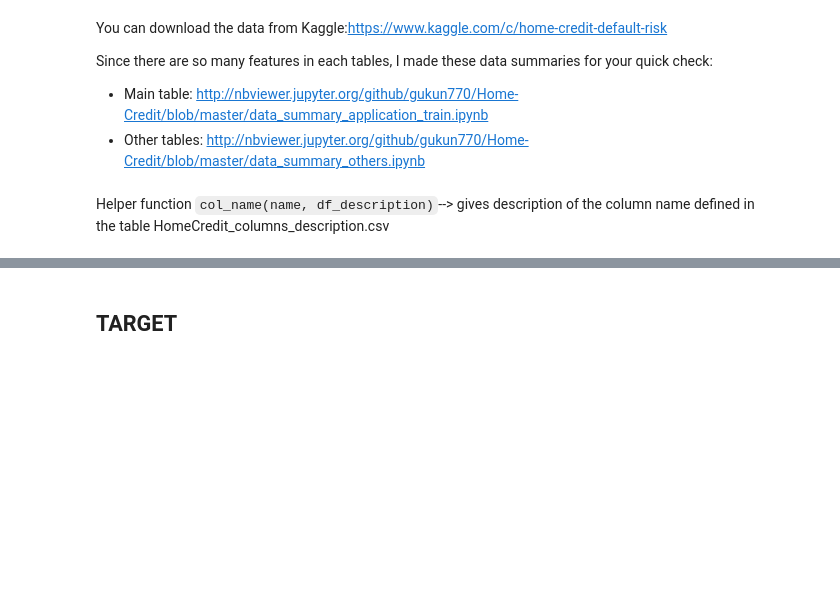
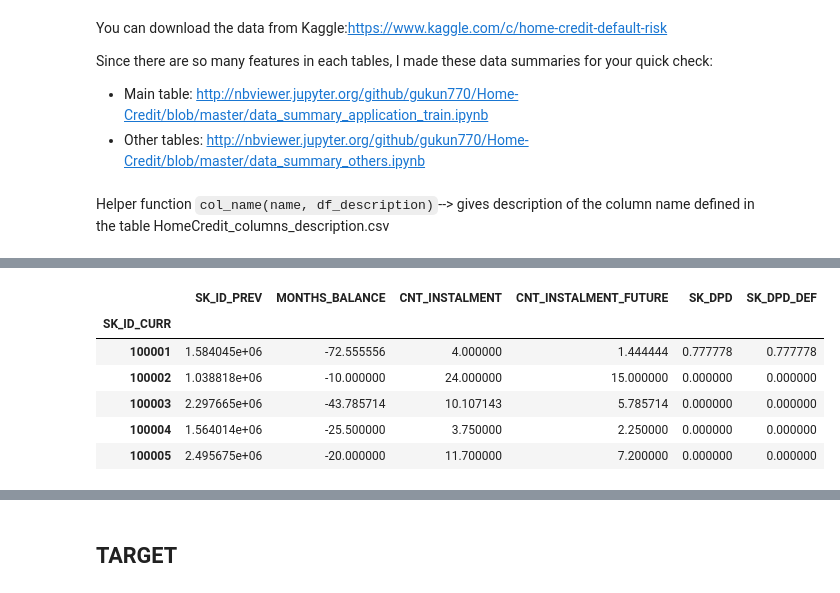
Before and after one commit to gukun770/Home-Credit, a Jupyter notebook: Home Credit Default Risk-Part 2.ipynb, the cells around one changed output, grey strips where cells are left out. Saved outputs shown, nothing was run; the diff lists cells and outputs as text; code cells hidden in the pictures; blank space fills up the shorter version.

```diff
--- a/Home Credit Default Risk-Part 2.ipynb
+++ b/Home Credit Default Risk-Part 2.ipynb
@@ -159,0 +205,10 @@ missing_application_train_data.head(20)
+# %%
+df_pos.head()
+# %% [output]
+|  | SK_ID_PREV | MONTHS_BALANCE | CNT_INSTALMENT | CNT_INSTALMENT_FUTURE | SK_DPD | SK_DPD_DEF |
+| SK_ID_CURR |  |  |  |  |  |  |
+| 100001 | 1.584045e+06 | -72.555556 | 4.000000 | 1.444444 | 0.777778 | 0.777778 |
+| 100002 | 1.038818e+06 | -10.000000 | 24.000000 | 15.000000 | 0.000000 | 0.000000 |
+| 100003 | 2.297665e+06 | -43.785714 | 10.107143 | 5.785714 | 0.000000 | 0.000000 |
+| 100004 | 1.564014e+06 | -25.500000 | 3.750000 | 2.250000 | 0.000000 | 0.000000 |
+| 100005 | 2.495675e+06 | -20.000000 | 11.700000 | 7.200000 | 0.000000 | 0.000000 |
```
Also changed, not shown: parts of 107 cells of this notebook, 5 other files.
